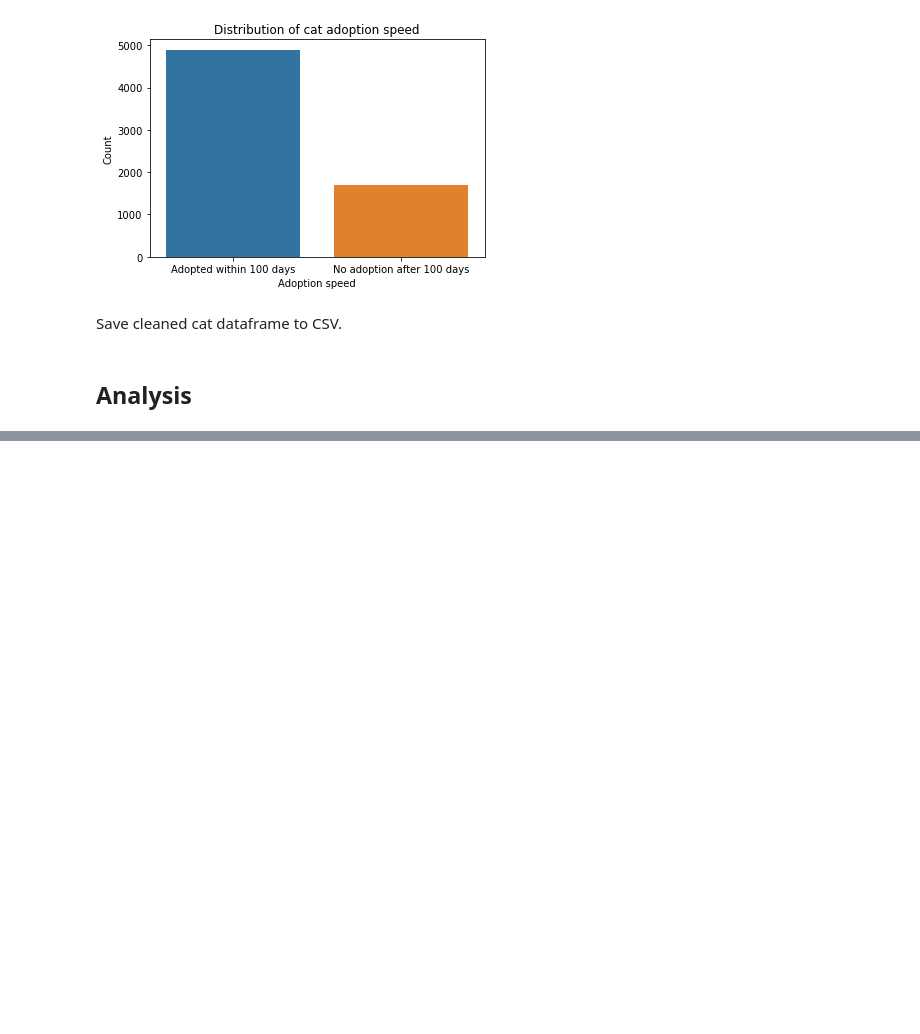
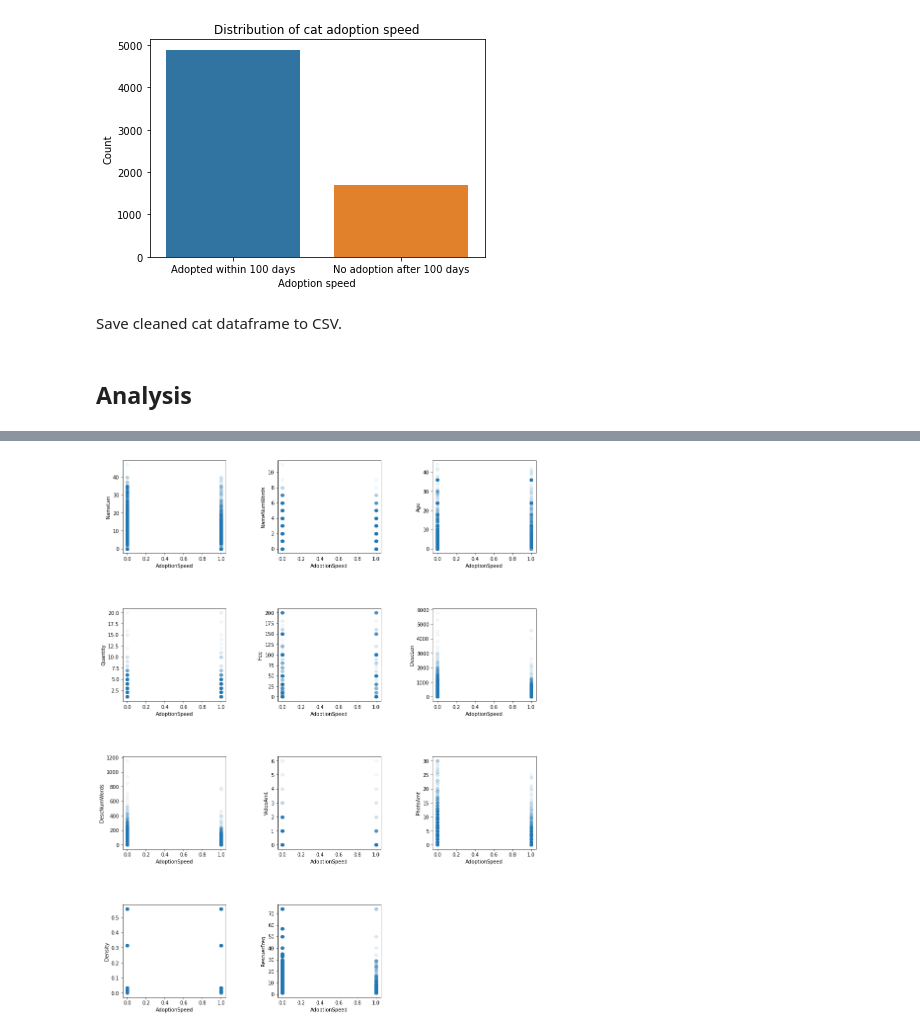
Before and after one commit to simonatso/pet-adoption, a Jupyter notebook: Cleaned data exploration.ipynb, the cells around one changed output, grey strips where cells are left out. Cells and saved outputs as stored; diff of their text form; code cells hidden in the pictures; blank space fills up the shorter version.

```diff
--- a/Cleaned data exploration.ipynb
+++ b/Cleaned data exploration.ipynb
@@ -200,0 +238,4 @@ for col in catCategCols:
+# %%
+scatterplots(contCols, data = catData, ncol=3, figsize=(15, 20))
+# %% [output]
+[figure, added]
```
Also changed, not shown: parts of 20 cells of this notebook.
